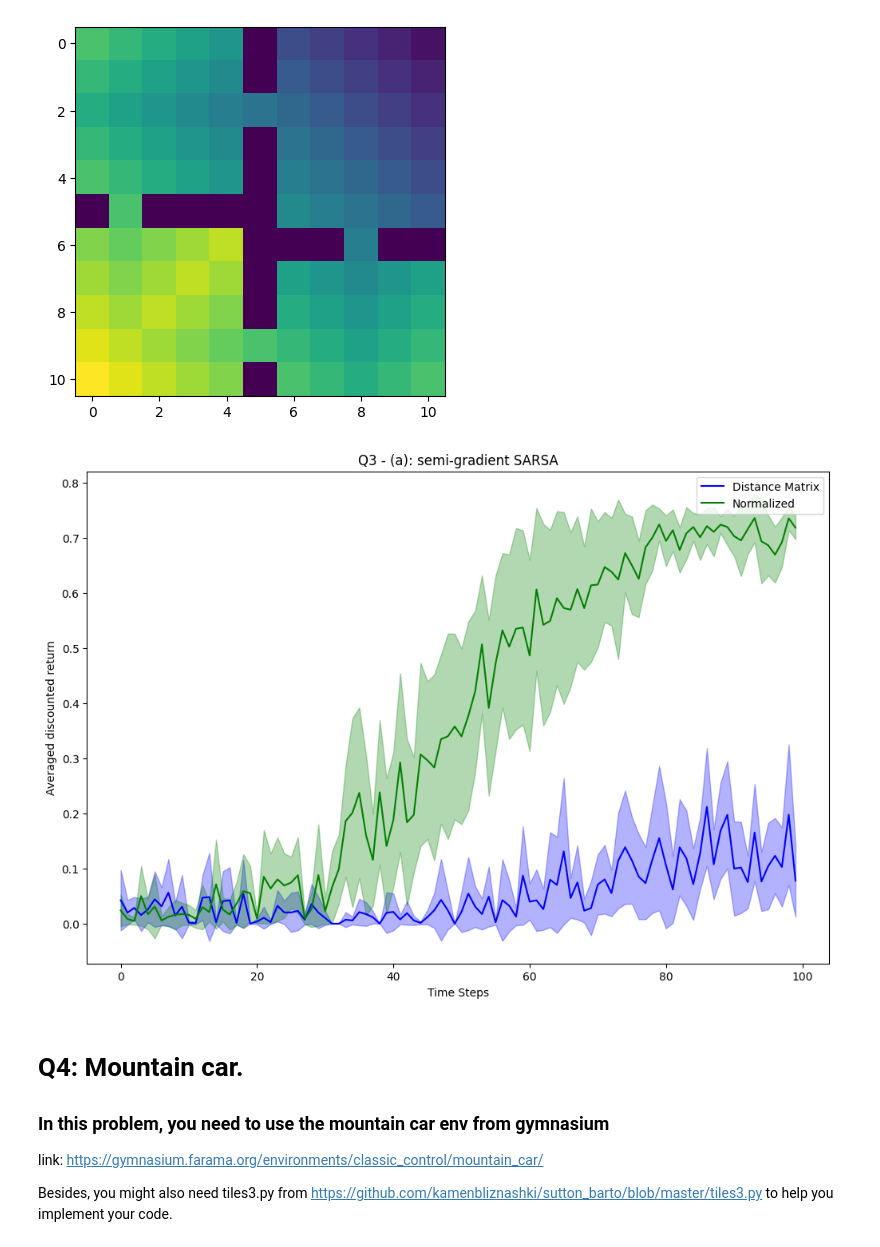
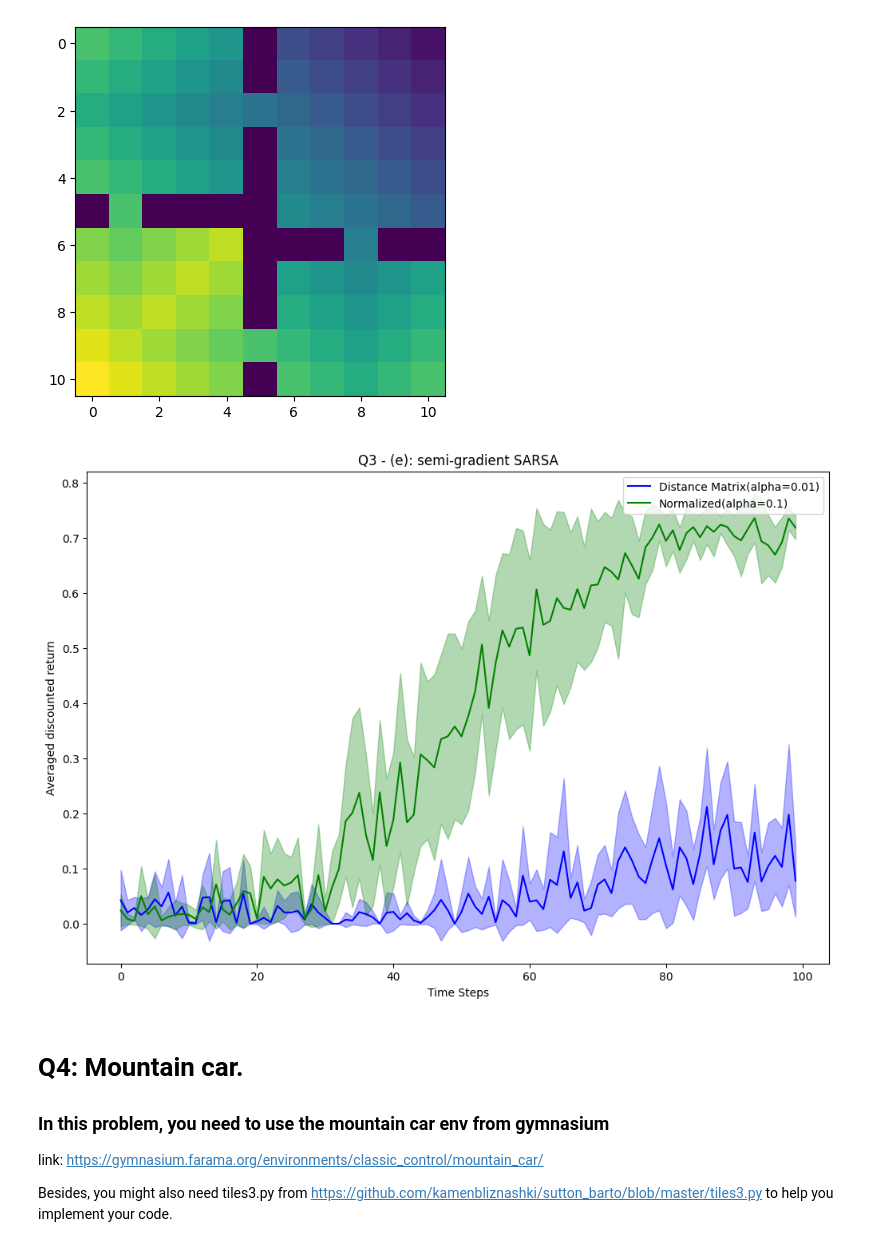
Before and after one commit to arjunjyothieswarb/CS5180, a Jupyter notebook: Assignment7/ex7_24fall.ipynb, the cells around one changed output. Drawn from its saved outputs; the diff is of its cells as text; code cells hidden in the pictures.

```diff
--- a/Assignment7/ex7_24fall.ipynb
+++ b/Assignment7/ex7_24fall.ipynb
@@ -824,5 +824,5 @@ if __name__ == "__main__":
     plot_curves([np.array(results_tile)],
             ["semi-gradient SARSA"],
             ["b"],
-            "Averaged discounted return", "Q3 - (a): semi-gradient SARSA")
+            "Averaged discounted return", "Q3 - (d): Linear Function approximation")
 # %% [output]
@@ -989,36 +989,36 @@ if __name__ == "__main__":
         "episode_num": 100,
         "alpha": 0.01,
         "gamma": 0.99,
         "epsilon": 0.1
     }
 
     # set running trials; You can trial run_trial = 5 to debug
     run_trial = 10
 
     # run experiment for the Tile-based method
     results_tile_dist = []
     results_tile_norm = []
     for _ in range(run_trial):
         # create the environment
         my_env = FourRooms()
 
         # run semi-gradient SARSA with Tile-based method with tile size n = 2
         my_agent_dist = AdaptedSemiDist(my_env, param_dist)
         res_dist = my_agent_dist.run()
 
         my_agent_norm = AdaptedSemiNorm(my_env, param_norm)
         res_norm = my_agent_norm.run()
 
         # save result for each running trial
         results_tile_dist.append(np.array(res_dist))
         results_tile_norm.append(np.array(res_norm))
 
     plot_curves([np.array(results_tile_dist), np.array(results_tile_norm)],
-            ["Distance Matrix", "Normalized"],
+            ["Distance Matrix(alpha=0.01)", "Normalized(alpha=0.1)"],
             ["b", "g"],
-            "Averaged discounted return", "Q3 - (a): semi-gradient SARSA")
+            "Averaged discounted return", "Q3 - (e): semi-gradient SARSA")
 # %% [output]
-[figure, old version]
+[figure, new version]
 # %% [markdown]
 # Q4: Mountain car.
 ### In this problem, you need to use the mountain car env from gymnasium
```
Also changed, not shown: parts of 2 cells of this notebook.
